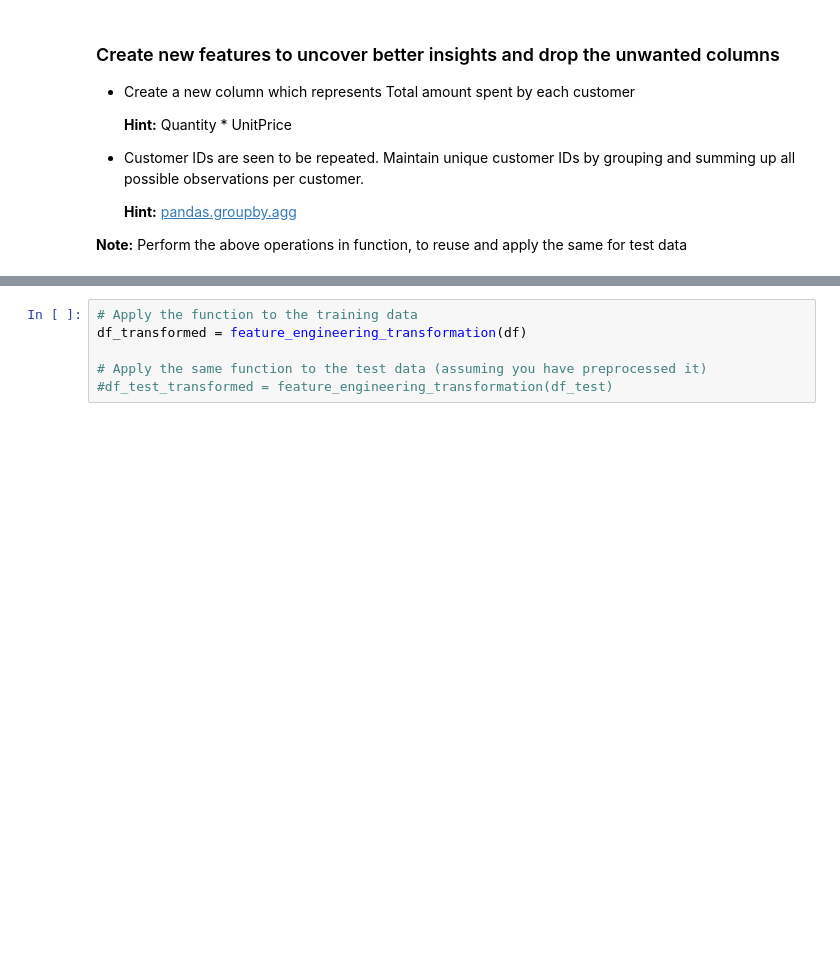
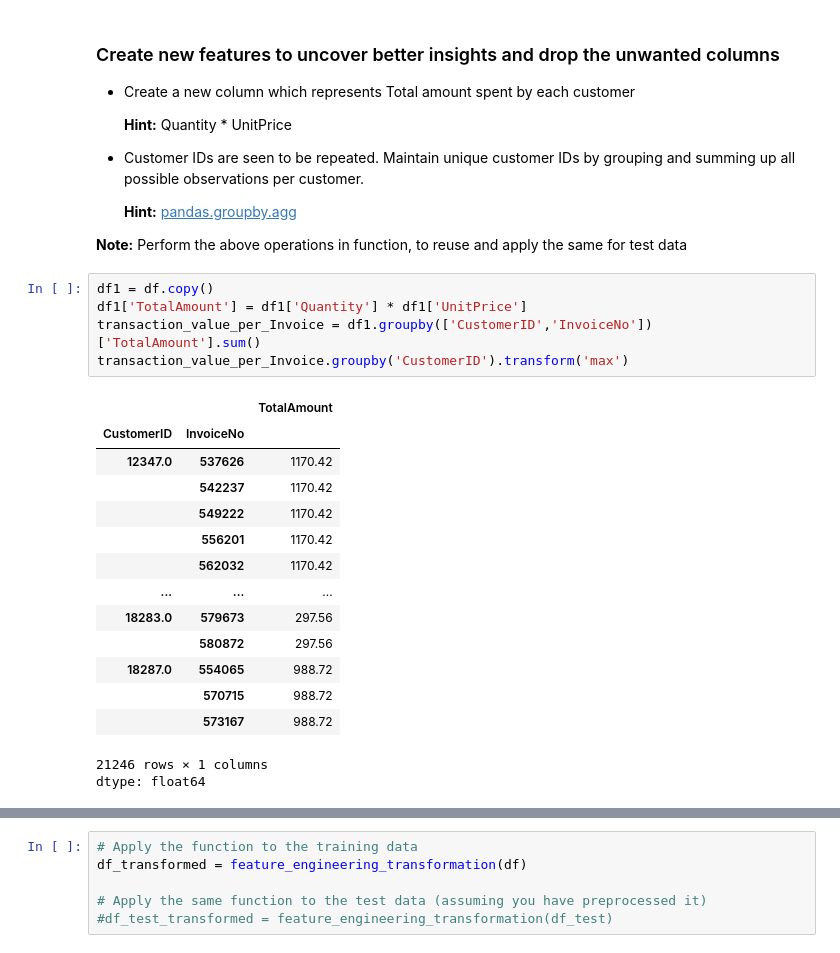
Before and after one commit to Shrutiba/iisc_cds, a Jupyter notebook: M2_NB_MiniProject_5_Customer_Segmentation_Kmeans.ipynb, the cells around one changed output, grey strips where cells are left out. Saved outputs shown, nothing was run; the diff lists cells and outputs as text; blank space fills up the shorter version.

```diff
--- a/M2_NB_MiniProject_5_Customer_Segmentation_Kmeans.ipynb
+++ b/M2_NB_MiniProject_5_Customer_Segmentation_Kmeans.ipynb
@@ -384,6 +406,27 @@ print(top_items_bought.head(10))
     **Hint:** [pandas.groupby.agg](https://pandas.pydata.org/pandas-docs/version/0.22/generated/pandas.core.groupby.DataFrameGroupBy.agg.html)
 
 **Note:** Perform the above operations in function, to reuse and apply the same for test data
+# %%
+df1 = df.copy()
+df1['TotalAmount'] = df1['Quantity'] * df1['UnitPrice']
+transaction_value_per_Invoice = df1.groupby(['CustomerID','InvoiceNo'])['TotalAmount'].sum()
+transaction_value_per_Invoice.groupby('CustomerID').transform('max')
+# %% [output]
+|  |  | TotalAmount |
+| CustomerID | InvoiceNo |  |
+| 12347.0 | 537626 | 1170.42 |
+|  | 542237 | 1170.42 |
+|  | 549222 | 1170.42 |
+|  | 556201 | 1170.42 |
+|  | 562032 | 1170.42 |
+| ... | ... | ... |
+| 18283.0 | 579673 | 297.56 |
+|  | 580872 | 297.56 |
+| 18287.0 | 554065 | 988.72 |
+|  | 570715 | 988.72 |
+|  | 573167 | 988.72 |
+21246 rows × 1 columns
+dtype: float64
 # %%
 def feature_engineering_transformation(data):
 
```
Also changed, not shown: parts of 10 cells of this notebook.
